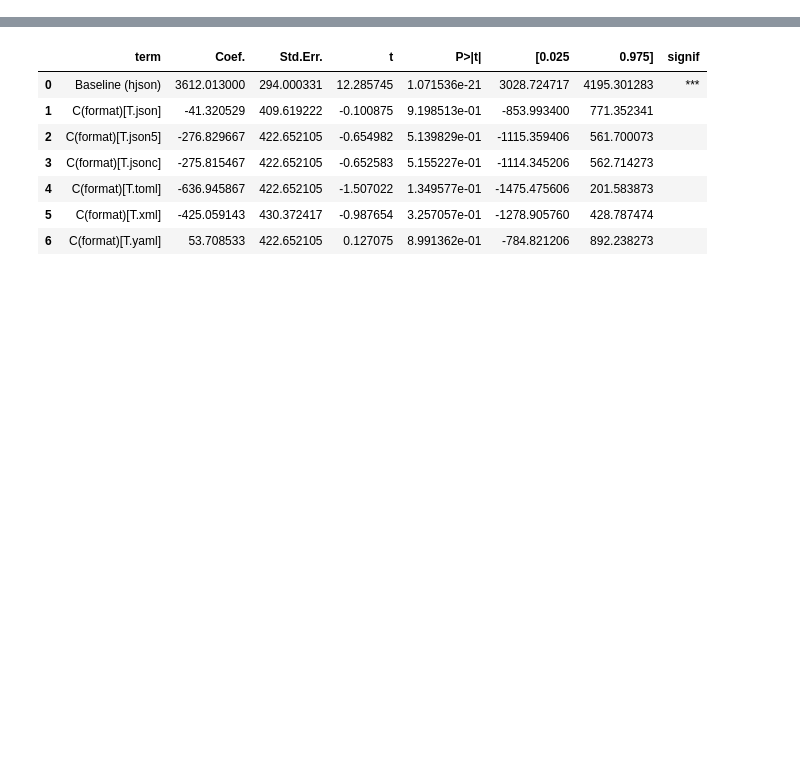
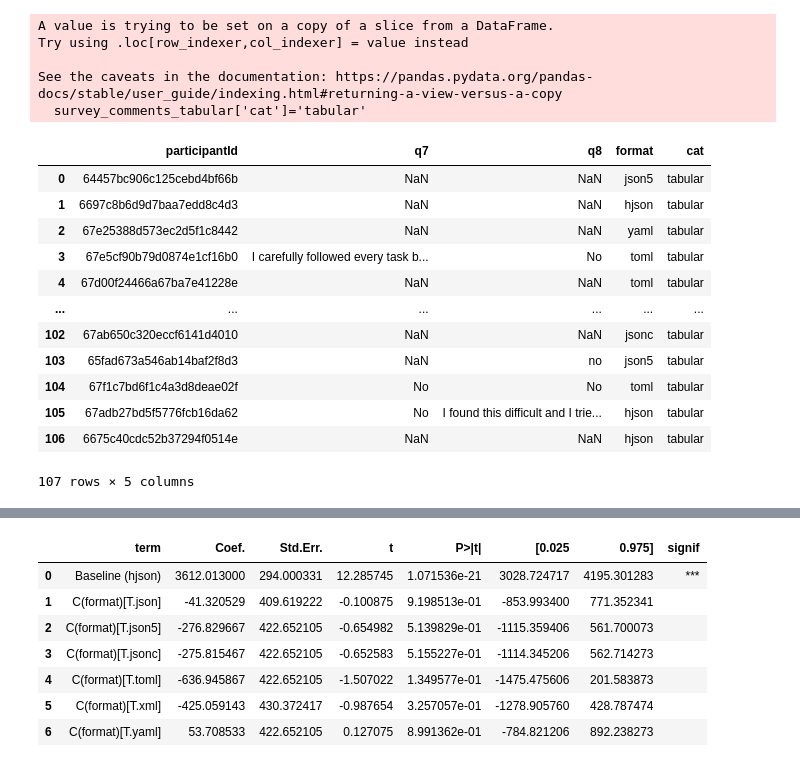
Before and after one commit to shiyihe-neko/VIS_RESULT, a Jupyter notebook: time_analysis.ipynb, the cells around one changed output, grey strips where cells are left out. Drawn from its saved outputs; the diff is of its cells as text; code cells hidden in the pictures; blank space fills up the shorter version.

```diff
--- a/time_analysis.ipynb
+++ b/time_analysis.ipynb
@@ -0,0 +16,27 @@
+# %%
+import pandas as pd
+
+survey=pd.read_csv('/Users/shiyihe/Desktop/VIS_RESULT/not_use/post_survy_tabular.csv')
+# %%
+survey_comments_tabular=survey[['participantId','q7','q8','format']]
+survey_comments_tabular['cat']='tabular'
+survey_comments_tabular
+# %% [output]
+A value is trying to be set on a copy of a slice from a DataFrame.
+Try using .loc[row_indexer,col_indexer] = value instead
+
+See the caveats in the documentation: https://pandas.pydata.org/pandas-docs/stable/user_guide/indexing.html#returning-a-view-versus-a-copy
+  survey_comments_tabular['cat']='tabular'
+|  | participantId | q7 | q8 | format | cat |
+| 0 | 64457bc906c125cebd4bf66b | NaN | NaN | json5 | tabular |
+| 1 | 6697c8b6d9d7baa7edd8c4d3 | NaN | NaN | hjson | tabular |
+| 2 | 67e25388d573ec2d5f1c8442 | NaN | NaN | yaml | tabular |
+| 3 | 67e5cf90b79d0874e1cf16b0 | I carefully followed every task b... | No | toml | tabular |
+| 4 | 67d00f24466a67ba7e41228e | NaN | NaN | toml | tabular |
+| ... | ... | ... | ... | ... | ... |
+| 102 | 67ab650c320eccf6141d4010 | NaN | NaN | jsonc | tabular |
+| 103 | 65fad673a546ab14baf2f8d3 | NaN | no | json5 | tabular |
+| 104 | 67f1c7bd6f1c4a3d8deae02f | No | No | toml | tabular |
+| 105 | 67adb27bd5f5776fcb16da62 | No | I found this difficult and I trie... | hjson | tabular |
+| 106 | 6675c40cdc52b37294f0514e | NaN | NaN | hjson | tabular |
+107 rows × 5 columns
```
Also changed, not shown: parts of 10 cells of this notebook, 24 other files.
